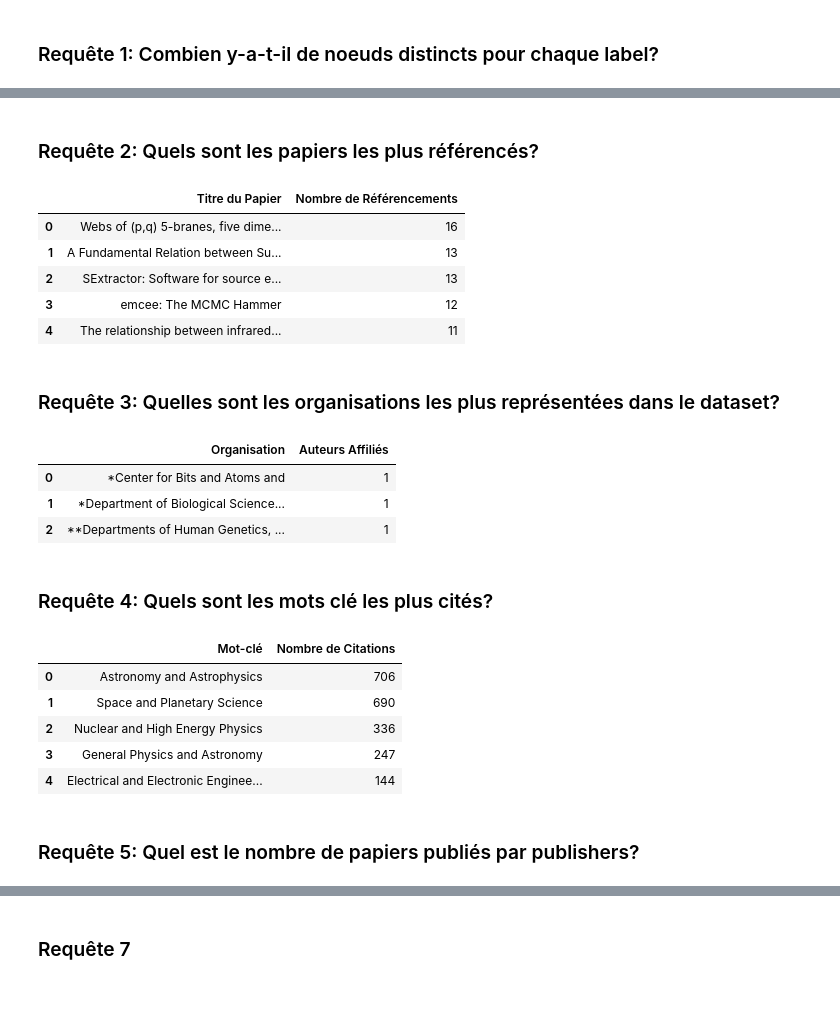
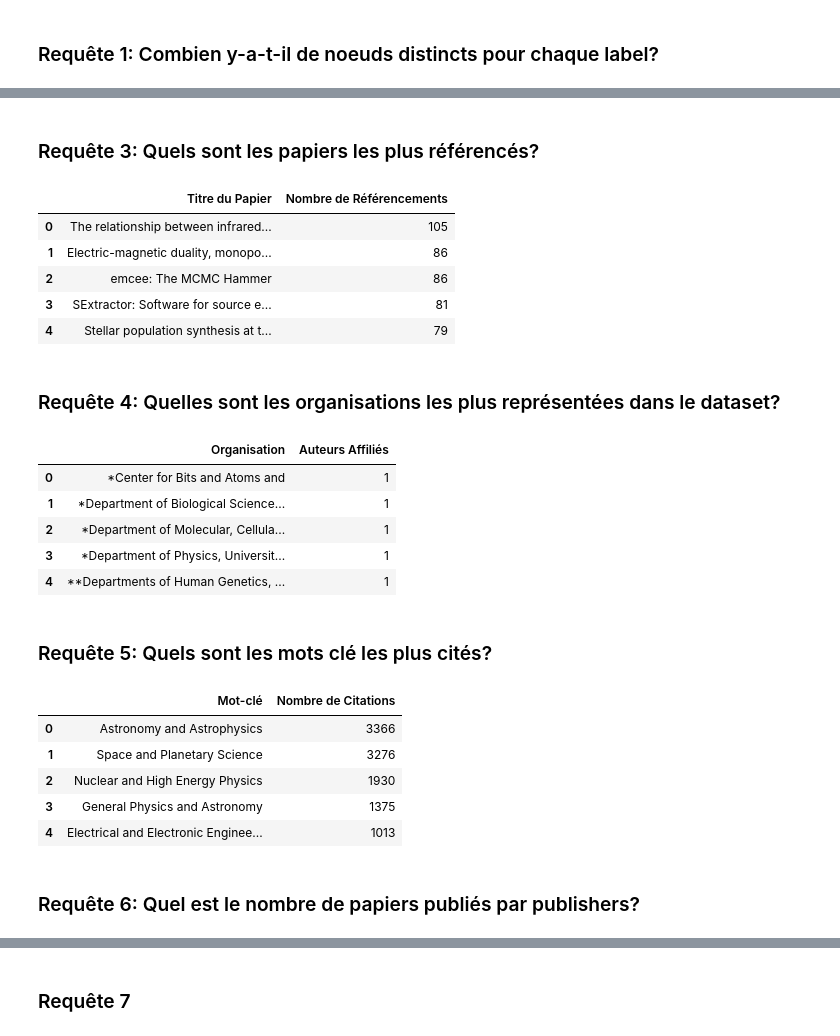
Before and after one commit to lulud41/neo4j_project, a Jupyter notebook: Projet_neo4j_DEROUET_PURIER_MSBDAAD_2021_2022.ipynb, the cells around one changed output, grey strips where cells are left out. Cells and saved outputs as stored; diff of their text form; code cells hidden in the pictures; blank space fills up the shorter version.

Commit message:
Correction de l'erreur sur les relations, ajout d'une septième requête et modification de l'introduction

```diff
--- a/Projet_neo4j_DEROUET_PURIER_MSBDAAD_2021_2022.ipynb
+++ b/Projet_neo4j_DEROUET_PURIER_MSBDAAD_2021_2022.ipynb
@@ -442,6 +442,8 @@ print(elapsed)
 Maintenant que la base est créée et notre graphe modélisé, nous la requêtons.
 # %%
 import pandas as pd
+pd.set_option('display.max_rows', None)
+pd.set_option('display.max_colwidth', None)
 # %% [markdown]
 ### Requête 1: Combien y-a-t-il de noeuds distincts pour chaque label?
 # %%
@@ -470,5 +497,5 @@ display(df_res)
 # %% [markdown]
-### Requête 2: Quels sont les papiers les plus référencés?
+### Requête 3: Quels sont les papiers les plus référencés?
 # %%
 query_string = '''
 MATCH (p:Paper)-[rel:REFERS_TO]->(r:Paper)
@@ -482,31 +509,33 @@ df_res = df_res.rename(columns={"r.title":"Titre du Papier", "count":"Nombre de
 df_res
 # %% [output]
 |  | Titre du Papier | Nombre de Référencements |
-| 0 | Webs of (p,q) 5-branes, five dime... | 16 |
-| 1 | A Fundamental Relation between Su... | 13 |
-| 2 | SExtractor: Software for source e... | 13 |
-| 3 | emcee: The MCMC Hammer | 12 |
-| 4 | The relationship between infrared... | 11 |
+| 0 | The relationship between infrared... | 105 |
+| 1 | Electric-magnetic duality, monopo... | 86 |
+| 2 | emcee: The MCMC Hammer | 86 |
+| 3 | SExtractor: Software for source e... | 81 |
+| 4 | Stellar population synthesis at t... | 79 |
 # %% [markdown]
-### Requête 3: Quelles sont les organisations les plus représentées dans le dataset?
+### Requête 4: Quelles sont les organisations les plus représentées dans le dataset?
 # %%
 query_string = '''
 MATCH (o:Organisation)
 RETURN o.name, count(o) as count
 ORDER BY count desc
-LIMIT 3
+LIMIT 5
 '''
 
 df_res = pd.DataFrame([dict(_) for _ in conn.query(query_string, db='paperswithcode')])
 df_res = df_res.rename(columns={"o.name":"Organisation", "count":"Auteurs Affiliés"})
 df_res
 # %% [output]
 |  | Organisation | Auteurs Affiliés |
 | 0 | *Center for Bits and Atoms and | 1 |
 | 1 | *Department of Biological Science... | 1 |
-| 2 | **Departments of Human Genetics, ... | 1 |
+| 2 | *Department of Molecular, Cellula... | 1 |
+| 3 | *Department of Physics, Universit... | 1 |
+| 4 | **Departments of Human Genetics, ... | 1 |
 # %% [markdown]
-### Requête 4: Quels sont les mots clé les plus cités?
+### Requête 5: Quels sont les mots clé les plus cités?
 # %%
 query_string = '''
 MATCH (p:Paper)-[rel:TALKS_ABOUT]->(k:Keyword)
@@ -520,12 +549,12 @@ df_res = df_res.rename(columns={"k.name":"Mot-clé", "count":"Nombre de Citation
 df_res
 # %% [output]
 |  | Mot-clé | Nombre de Citations |
-| 0 | Astronomy and Astrophysics | 706 |
-| 1 | Space and Planetary Science | 690 |
-| 2 | Nuclear and High Energy Physics | 336 |
-| 3 | General Physics and Astronomy | 247 |
-| 4 | Electrical and Electronic Enginee... | 144 |
+| 0 | Astronomy and Astrophysics | 3366 |
+| 1 | Space and Planetary Science | 3276 |
+| 2 | Nuclear and High Energy Physics | 1930 |
+| 3 | General Physics and Astronomy | 1375 |
+| 4 | Electrical and Electronic Enginee... | 1013 |
 # %% [markdown]
-### Requête 5: Quel est le nombre de papiers publiés par publishers?
+### Requête 6: Quel est le nombre de papiers publiés par publishers?
 # %%
 query_string = '''
```
Also changed, not shown: parts of 45 cells of this notebook, 2 other files.
